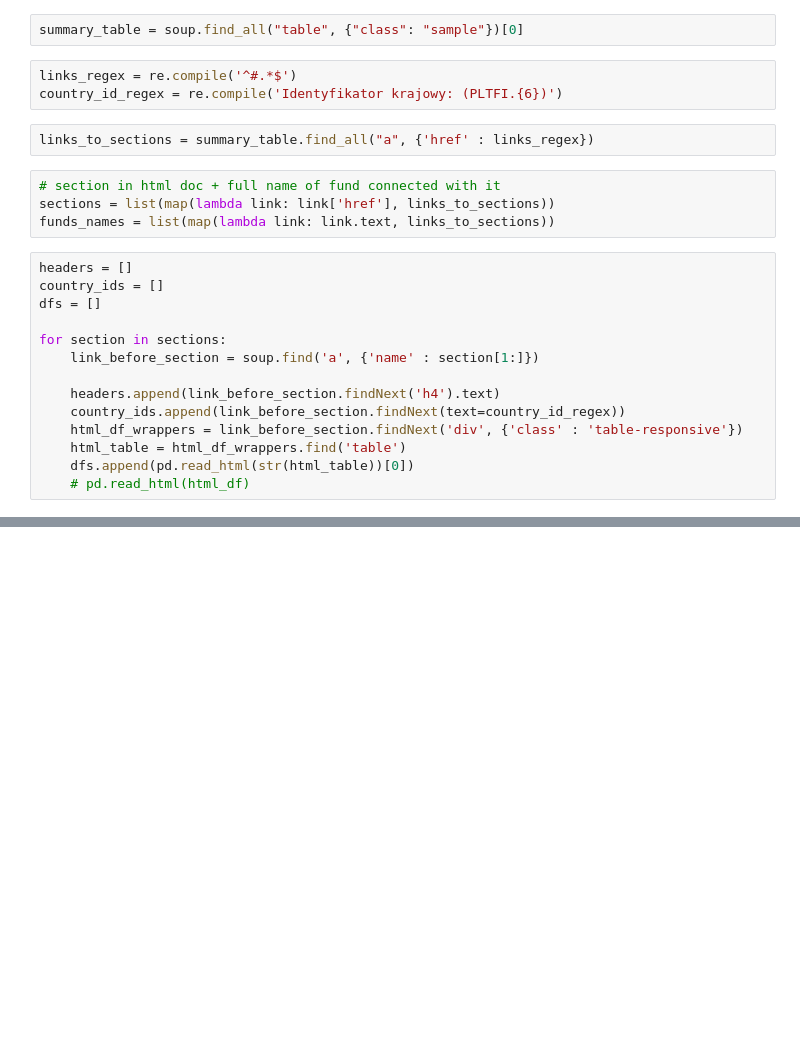
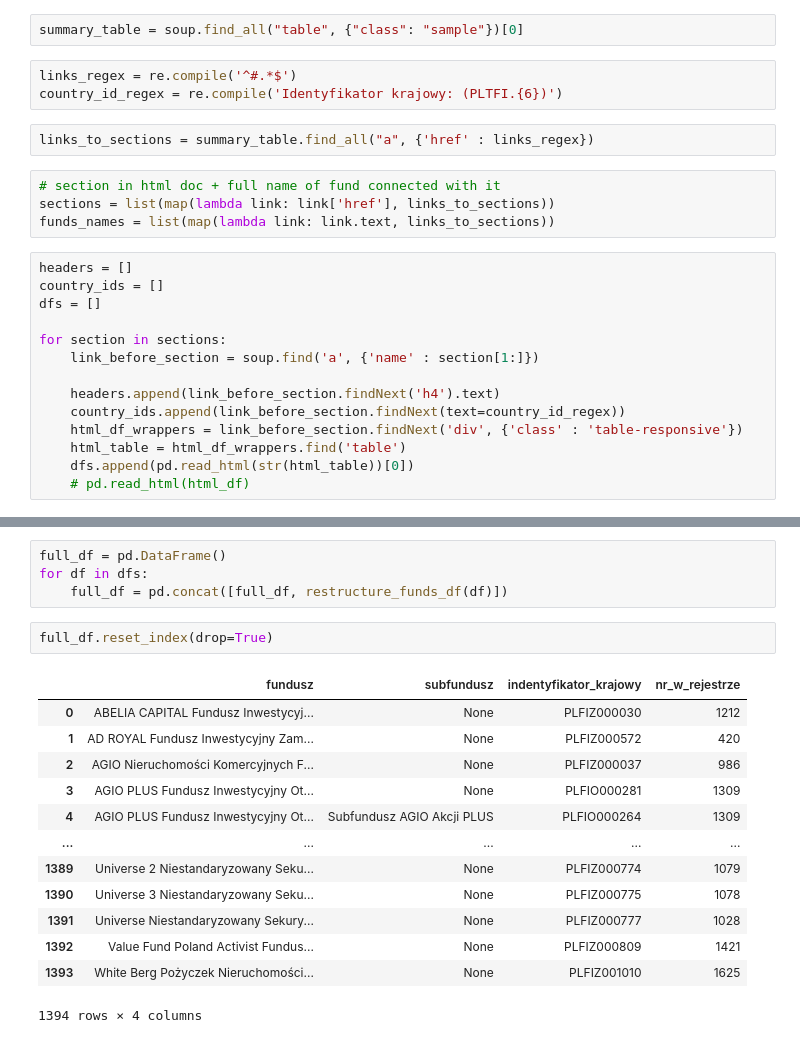
Before and after one commit to azoz01/supervision_hack_kiid, a Jupyter notebook: notebooks/knf__fundusze_scrapper.ipynb, the cells around one changed output, grey strips where cells are left out. Saved outputs shown, nothing was run; the diff lists cells and outputs as text; blank space fills up the shorter version.

```diff
--- a/notebooks/knf__fundusze_scrapper.ipynb
+++ b/notebooks/knf__fundusze_scrapper.ipynb
@@ -51,0 +145,20 @@ dfs[1]
+# %%
+full_df = pd.DataFrame()
+for df in dfs:
+    full_df = pd.concat([full_df, restructure_funds_df(df)])
+# %%
+full_df.reset_index(drop=True)
+# %% [output]
+|  | fundusz | subfundusz | indentyfikator_krajowy | nr_w_rejestrze |
+| 0 | ABELIA CAPITAL Fundusz Inwestycyj... | None | PLFIZ000030 | 1212 |
+| 1 | AD ROYAL Fundusz Inwestycyjny Zam... | None | PLFIZ000572 | 420 |
+| 2 | AGIO Nieruchomości Komercyjnych F... | None | PLFIZ000037 | 986 |
+| 3 | AGIO PLUS Fundusz Inwestycyjny Ot... | None | PLFIO000281 | 1309 |
+| 4 | AGIO PLUS Fundusz Inwestycyjny Ot... | Subfundusz AGIO Akcji PLUS | PLFIO000264 | 1309 |
+| ... | ... | ... | ... | ... |
+| 1389 | Universe 2 Niestandaryzowany Seku... | None | PLFIZ000774 | 1079 |
+| 1390 | Universe 3 Niestandaryzowany Seku... | None | PLFIZ000775 | 1078 |
+| 1391 | Universe Niestandaryzowany Sekury... | None | PLFIZ000777 | 1028 |
+| 1392 | Value Fund Poland Activist Fundus... | None | PLFIZ000809 | 1421 |
+| 1393 | White Berg Pożyczek Nieruchomości... | None | PLFIZ001010 | 1625 |
+1394 rows × 4 columns
```
Also changed, not shown: parts of 9 cells of this notebook.
